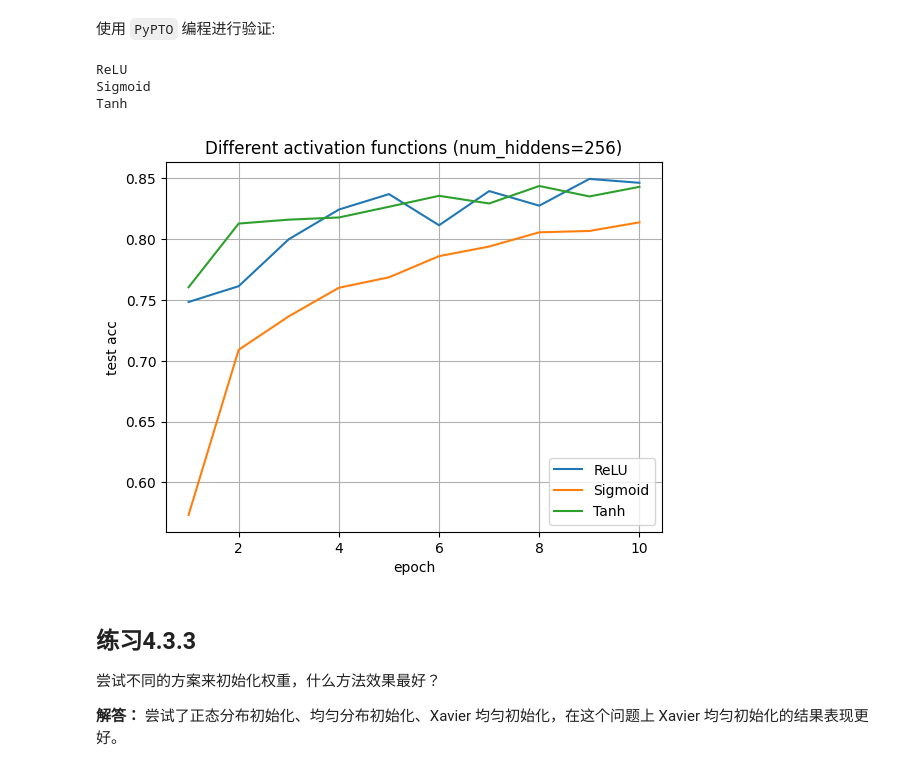
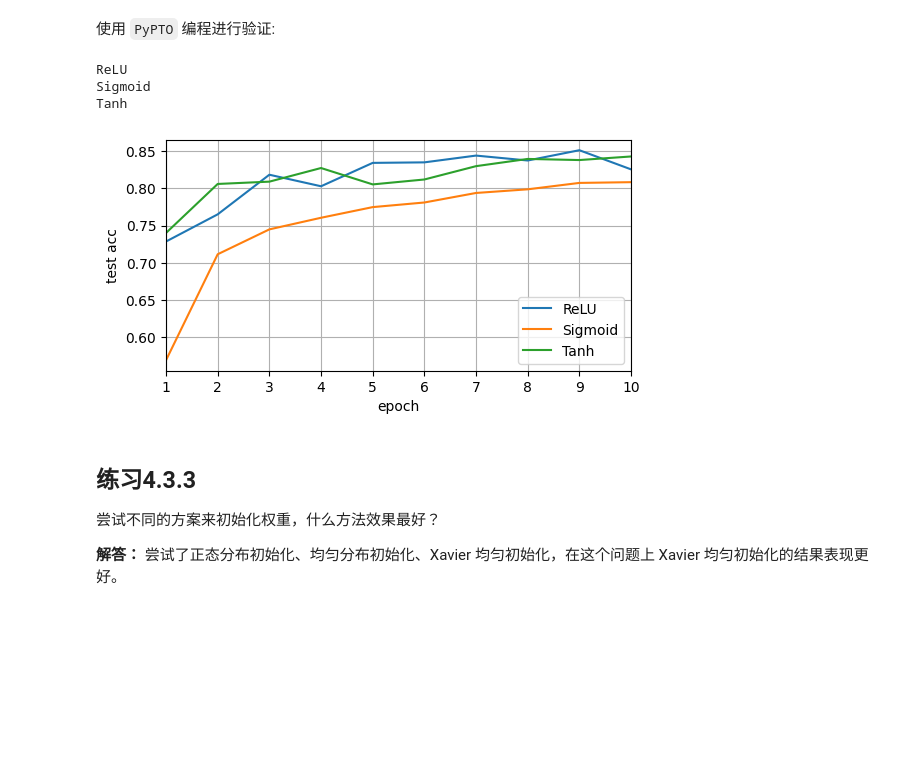
Before and after one commit to hicann/cann-learning-hub, a Jupyter notebook: contrib/tutorials/d2l_ai_pypto/04_pypto_multilayer_perceptrons/answers/04.03_reference_answer.ipynb, the cells around one changed output. Cells and saved outputs as stored; diff of their text form; code cells hidden in the pictures; blank space fills up the shorter version.

```diff
--- a/contrib/tutorials/d2l_ai_pypto/04_pypto_multilayer_perceptrons/answers/04.03_reference_answer.ipynb
+++ b/contrib/tutorials/d2l_ai_pypto/04_pypto_multilayer_perceptrons/answers/04.03_reference_answer.ipynb
@@ -53,14 +59,14 @@ def mytrain4_3_1(lr=0.1, num_hiddens=256, ac='ReLU', show=1, assertshow=1):
     batch_size, num_epochs = 256, 10
     loss = nn.CrossEntropyLoss(reduction='none')
     trainer = torch.optim.SGD(net.parameters(), lr=lr)
-    train_iter, test_iter = d2l.load_data_fashion_mnist(batch_size)
+    train_iter, test_iter = load_data_fashion_mnist(batch_size)
     if show == 1:
-        animator = d2l.Animator(xlabel=f'epoch ac lr={float(lr):f} num_hiddens={num_hiddens}',
+        animator = Animator(xlabel=f'epoch ac lr={float(lr):f} num_hiddens={num_hiddens}',
                                 ylabel='Y', xlim=[1, num_epochs], ylim=[0.3, 0.9],
                                 legend=['train loss', 'train acc', 'test acc'])
     for epoch in range(num_epochs):
-        train_metrics = d2l.train_epoch_ch3(net, train_iter, loss, trainer)
-        test_acc = d2l.evaluate_accuracy(net, test_iter)
+        train_metrics = train_epoch_ch3(net, train_iter, loss, trainer)
+        test_acc = evaluate_accuracy(net, test_iter)
         if show == 1:
             animator.add(epoch + 1, train_metrics + (test_acc,))
         train_loss, train_acc = train_metrics
@@ -68,7 +74,7 @@ def mytrain4_3_1(lr=0.1, num_hiddens=256, ac='ReLU', show=1, assertshow=1):
 
 result = []
 for num_hiddens in [512, 256, 128, 64, 32, 16]:
-    animator2 = d2l.Animator(xlabel=f'lr (num_hiddens={num_hiddens})', ylabel='Y',
+    animator2 = Animator(xlabel=f'lr (num_hiddens={num_hiddens})', ylabel='Y',
                               xlim=[1e-4, 10], xscale='log', ylim=[0.3, 0.9],
                               legend=['train loss', 'train acc', 'test acc'])
     for lr in np.logspace(-4, 2, 5):
@@ -238,33 +239,29 @@ except Exception as e:
 使用 `PyPTO` 编程进行验证:
 # %%
 # 练习：比较不同激活函数（ReLU, Sigmoid, Tanh）在 num_hiddens=256 下的训练曲线（NPU + pypto）
-import matplotlib.pyplot as plt
-
 train_iter, test_iter = load_data_fashion_mnist(256, resize=None)
+curves = []
 for ac in ['ReLU', 'Sigmoid', 'Tanh']:
     print(ac, flush=True)
     net = build_mlp(256, ac)
     updater = torch.optim.SGD(net.parameters(), lr=0.1)
     loss_list, train_acc_list, test_acc_list = [], [], []
     for epoch in range(10):
         train_metrics = train_epoch_npu(net, train_iter, updater)
         test_acc = evaluate_accuracy_npu(net, test_iter)
         loss_list.append(train_metrics[0])
         train_acc_list.append(train_metrics[1])
         test_acc_list.append(test_acc)
-    plt.plot(range(1, 11), test_acc_list, label=ac)
+    curves.append((ac, test_acc_list))
 
-plt.xlabel('epoch')
-plt.ylabel('test acc')
-plt.title('Different activation functions (num_hiddens=256)')
-plt.legend()
-plt.grid()
-plt.show()
+# 绘制训练曲线（与主 notebook 一致的 d2l 风格）
+plot(torch.arange(1, 11), [acc for _, acc in curves], 'epoch', 'test acc',
+     legend=[ac for ac, _ in curves], xlim=[1, 10], figsize=(6, 3))
 # %% [output]
 ReLU
 Sigmoid
 Tanh
-[figure, old version]
+[figure, new version]
 # %% [markdown]
 ## 练习4.3.3
 尝试不同的方案来初始化权重，什么方法效果最好？
```
Also changed, not shown: parts of 5 cells of this notebook, 21 other files.
